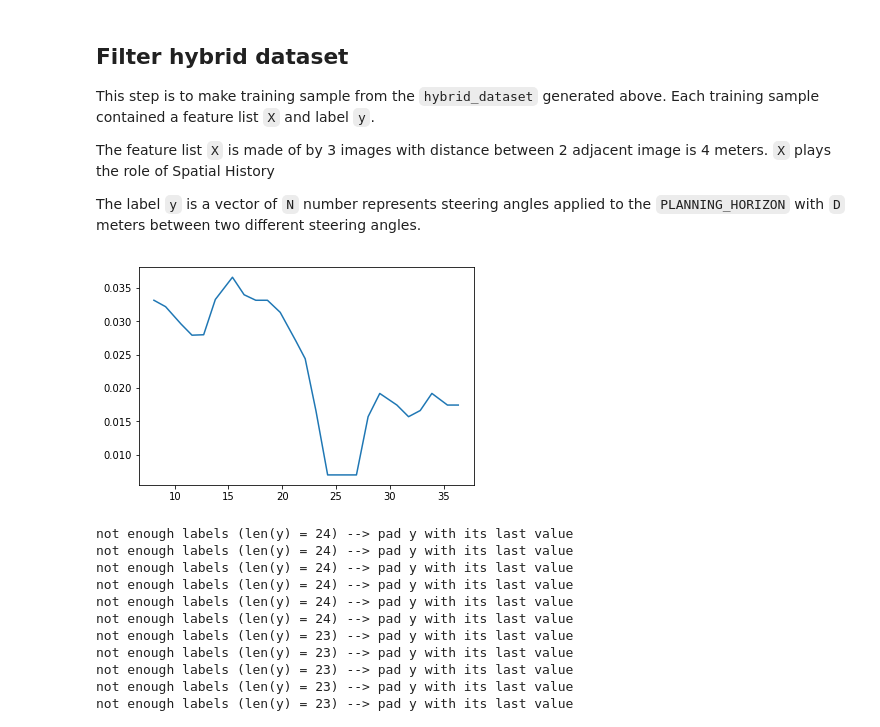
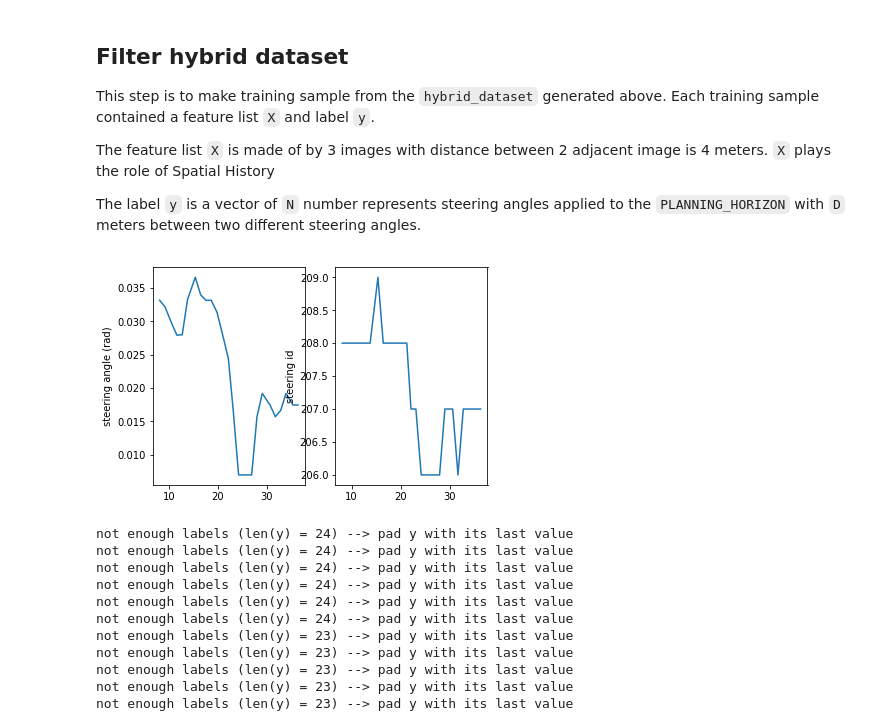
Before and after one commit to quan-dao/ECN-E2E, a Jupyter notebook: data/e2e_data_preparation.ipynb, the cells around one changed output. Cells and saved outputs as stored; diff of their text form; code cells hidden in the pictures.

```diff
--- a/data/e2e_data_preparation.ipynb
+++ b/data/e2e_data_preparation.ipynb
@@ -172,0 +80,5 @@ center_cam_df
+# %%
+# Test with 1 cell
+idx = 10
+findSteeringId(idx, center_cam_df, steering_bin_edges)
+center_cam_df.iloc[idx]
@@ -172,0 +100,4 @@ center_cam_df
+# %%
+# Assign steering_id to every column of center_cam_df
+for i in range(len(center_cam_df)):
+    findSteeringId(i, center_cam_df, steering_bin_edges)
@@ -266,7 +212,7 @@ PLANNING_HORIZON = 25.
 # %%
 def generateTrainingSample(center_cam_df, inter_frame_dist, filtered_idx, starting_idx):
     """
-    Generate 1 training sample as a dictionary with 3 items: frames_list, steering_angles_list,
+    Generate 1 training sample as a dictionary with 3 items: frames_list, steering_angles_list, steering_ids_list,
     and travelled_dist_list
 
     Input:
@@ -288,6 +234,7 @@ def generateTrainingSample(center_cam_df, inter_frame_dist, filtered_idx, starti
     # initilize
     frames_list = [center_cam_df.iloc[starting_idx].filename]
     steering_angles_list = [center_cam_df.iloc[starting_idx].angle]
+    steering_ids_list = [center_cam_df.iloc[starting_idx].steering_id]
     travelled_dist_list = [0.]
     total_dist = 0.
     i = starting_idx + 1  # idx of row in center_cam_df
@@ -304,6 +251,7 @@ def generateTrainingSample(center_cam_df, inter_frame_dist, filtered_idx, starti
             total_dist += inter_frame_dist[i - 1]
             frames_list.append(center_cam_df.iloc[i].filename)
             steering_angles_list.append(center_cam_df.iloc[i].angle)
+            steering_ids_list.append(center_cam_df.iloc[i].steering_id)
             travelled_dist_list.append(total_dist)
             i += 1
         else:
@@ -314,6 +262,9 @@ def generateTrainingSample(center_cam_df, inter_frame_dist, filtered_idx, starti
     if incomplete_sample:
         return i
 
-    return {'frames': frames_list, 'steering_angles': steering_angles_list, 'travelled_dist': travelled_dist_list}
+    return {'frames': frames_list,
+            'steering_angles': steering_angles_list,
+            'steering_ids': steering_ids_list,
+            'travelled_dist': travelled_dist_list}
 # %%
 training_sample = generateTrainingSample(center_cam_df, inter_frame_dist, filtered_idx, 0)
@@ -374,7 +335,8 @@ def convertToTrainingSample(sample):
         sample: a sample of hybrid_dataset (python dict)
 
     Output:
-        training_sample: {'X': list of images, 'y': list of steering angles applied to PLANNING_HORIZON,
+        training_sample: {'X': list of images, 'y': list of steering ids applied to PLANNING_HORIZON,
+                        'steering_angles': list of steering angles associate with 'y' (for debugging)
                         'travelled_dist': list of associate travelled distance (for debugging)}
     """
 
@@ -389,11 +351,13 @@ def convertToTrainingSample(sample):
         i += 1
 
     # Construct y
-    y = [sample['steering_angles'][i - 1]]  # last element of X (i.e. now) is first element of y
+    y = [sample['steering_ids'][i - 1]]  # last element of X (i.e. now) is first element of y
+    steering_angles_list = [sample['steering_angles'][i - 1]]
     y_is_completed = False
     while i < len(sample['steering_angles']):
         if sample['travelled_dist'][i] > 0.875 * D * len(y):
-            y.append(sample['steering_angles'][i])
+            y.append(sample['steering_ids'][i])
+            steering_angles_list.append(sample['steering_angles'][i])
             _dist.append(sample['travelled_dist'][i])
 
         i += 1
@@ -405,19 +369,27 @@ def convertToTrainingSample(sample):
     if not y_is_completed:
         print('not enough labels (len(y) = %d) --> pad y with its last value' % len(y))
         pad_value = y[-1]
+        pad_steering = steering_angles_list[-1]
         while len(y) < N:
             y.append(pad_value)
+            steering_angles_list.append(pad_steering)
 
 
 
-    return {'X': X, 'y': y, 'travelled_dist': _dist}
+    return {'X': X, 'y': y,
+            'steering_angles': steering_angles_list, 'travelled_dist': _dist}
 # %%
 training_sample = convertToTrainingSample(hybrid_dataset[0])
 
+plt.subplot(121)
+plt.plot(training_sample['travelled_dist'][2:], training_sample['steering_angles'])
+plt.ylabel('steering angle (rad)')
+plt.subplot(122)
 plt.plot(training_sample['travelled_dist'][2:], training_sample['y'])
+plt.ylabel('steering id')
 plt.show()
 # %% [output]
-[figure, old version]
+[figure, new version]
 # %%
 # create training dataset
 training_dataset = [convertToTrainingSample(sample) for sample in hybrid_dataset]  # list of dictionary
```
Also changed, not shown: parts of 27 cells of this notebook.
